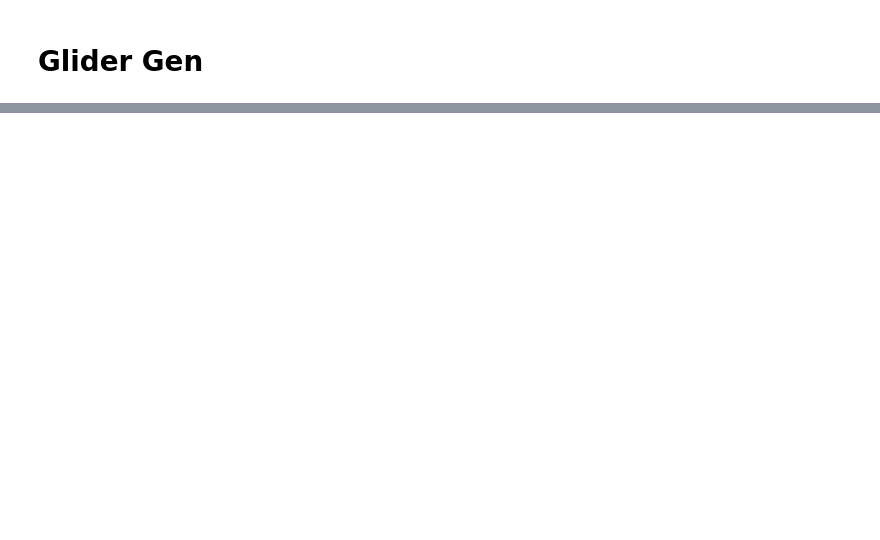
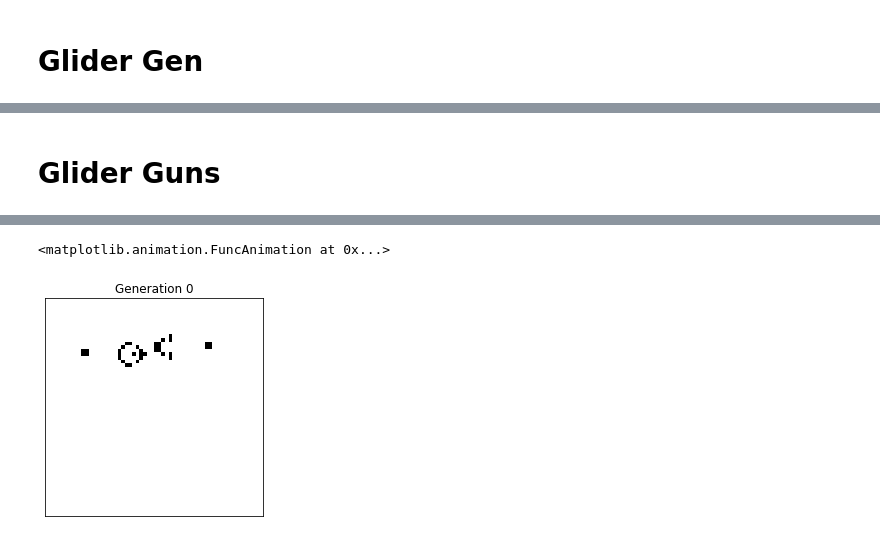
Before and after one commit to akgohain/csci3384_conway, a Jupyter notebook: figures/generation/gliders.ipynb, the cells around one changed output, grey strips where cells are left out. Cells and saved outputs as stored; diff of their text form; code cells hidden in the pictures; blank space fills up the shorter version.

```diff
--- a/figures/generation/gliders.ipynb
+++ b/figures/generation/gliders.ipynb
@@ -90,2 +89,45 @@ print(f"Figure saved as: {output_filename}")
 [figure]
 Figure saved as: ../glider_generations_0_to_5.png
+# %% [markdown]
+# Glider Guns
+# %%
+board_size = (60, 60)
+board = sg.Board(size=board_size)
+
+gosper_coords = [
+    (0, 24), (1, 22), (1, 24), (2, 12), (2, 13), (2, 20), (2, 21), (2, 34), (2, 35),
+    (3, 11), (3, 15), (3, 20), (3, 21), (3, 34), (3, 35), (4, 0), (4, 1), (4, 10),
+    (4, 16), (4, 20), (4, 21), (5, 0), (5, 1), (5, 10), (5, 14), (5, 16), (5, 17),
+    (5, 22), (5, 24), (6, 10), (6, 16), (6, 24), (7, 11), (7, 15), (8, 12), (8, 13)
+]
+
+loc = (10, 10)
+for r_rel, c_rel in gosper_coords:
+    r_abs = loc[0] + r_rel
+    c_abs = loc[1] + c_rel
+    if 0 <= r_abs < board_size[0] and 0 <= c_abs < board_size[1]:
+        board.state[r_abs, c_abs] = 1
+
+sim = sg.Simulator(board)
+sim.run(sg.rules.conway_classic, iters=300)
+
+history = sim.get_history()
+
+fig, ax = plt.subplots()
+
+def update(i):
+    ax.clear()
+    ax.imshow(history[i], cmap='binary')
+    ax.set_title(f"Generation {i}")
+    ax.set_xticks([])
+    ax.set_yticks([])
+    for spine in ax.spines.values():
+        spine.set_visible(True)
+        spine.set_edgecolor('black')
+
+from matplotlib import animation
+
+ani = animation.FuncAnimation(fig, update, frames=len(history), interval=100)
+
+ani
+# %% [output]
@@ -91,0 +135,2 @@ Figure saved as: ../glider_generations_0_to_5.png
+<matplotlib.animation.FuncAnimation at 0x...>
+[figure, added]
```
Also changed, not shown: parts of 4 cells of this notebook, 5 other files.
